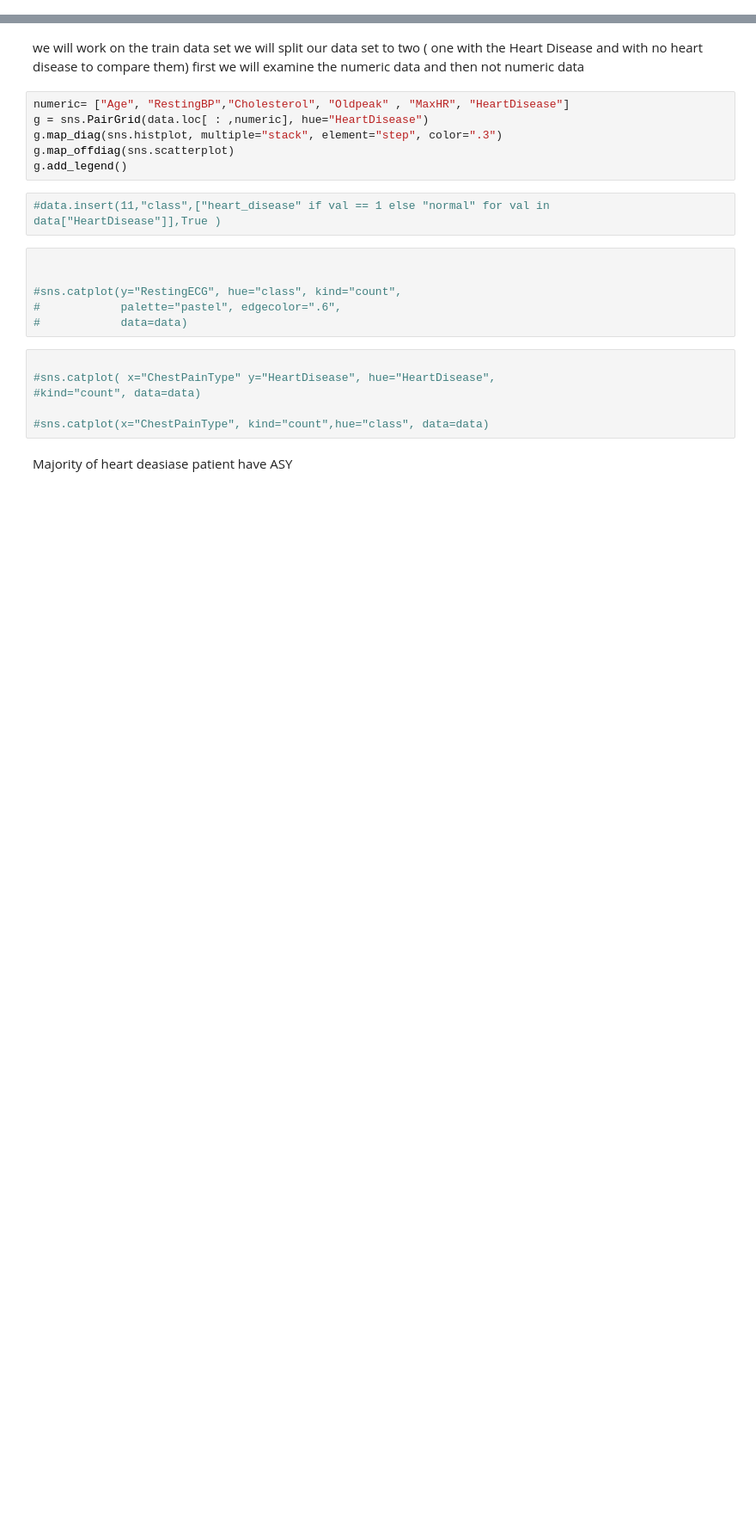
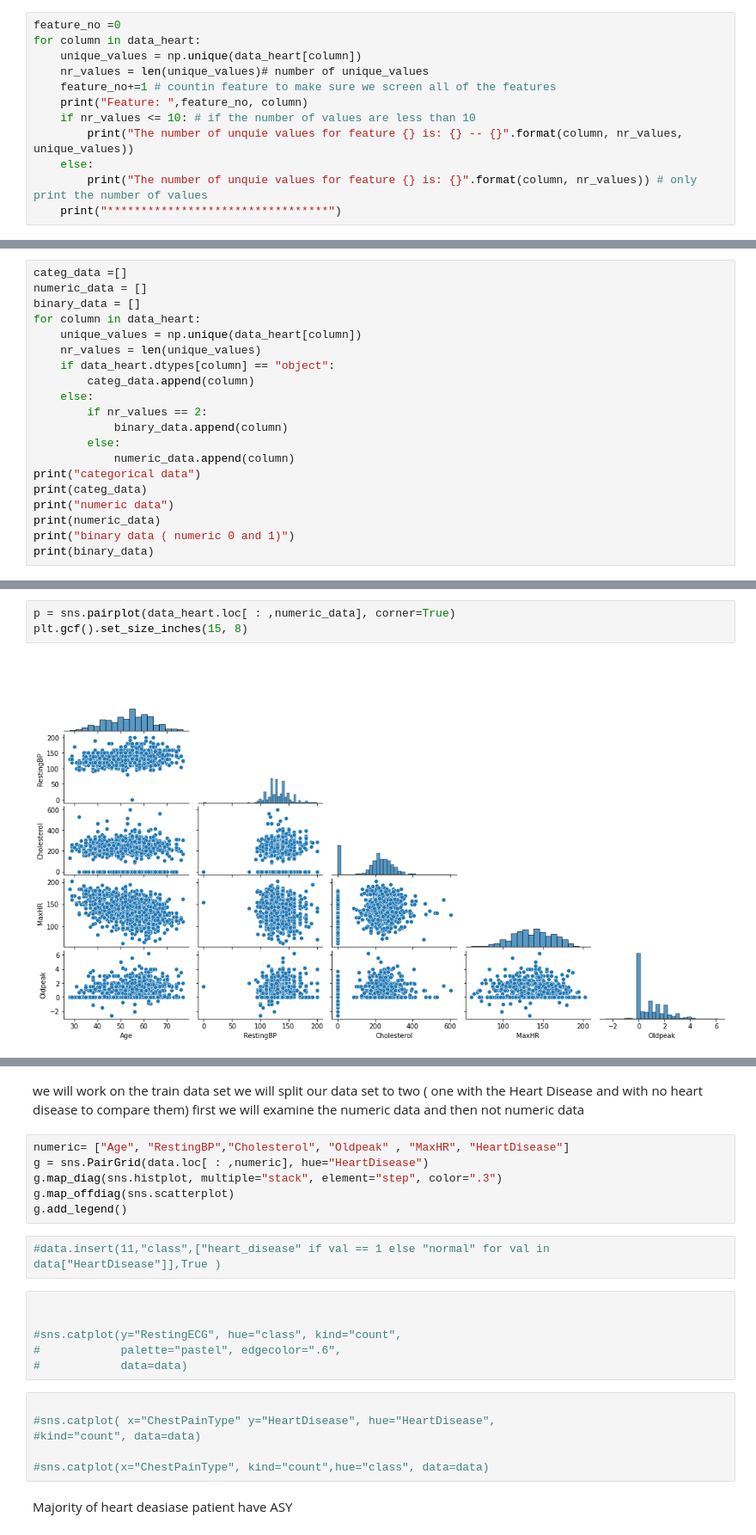
Before and after one commit to hicranA/Heart_Failure_Prediction_Project, a Jupyter notebook: heart_predict.ipynb, the cells around one changed output, grey strips where cells are left out. Shown at 86% size. Saved outputs shown, nothing was run; the diff lists cells and outputs as text; blank space fills up the shorter version.

```diff
--- a/heart_predict.ipynb
+++ b/heart_predict.ipynb
@@ -40,0 +118,12 @@ print(data.dtypes)
+# %%
+feature_no =0
+for column in data_heart:
+    unique_values = np.unique(data_heart[column])
+    nr_values = len(unique_values)# number of unique_values
+    feature_no+=1 # countin feature to make sure we screen all of the features
+    print("Feature: ",feature_no, column)
+    if nr_values <= 10: # if the number of values are less than 10
+        print("The number of unquie values for feature {} is: {} -- {}".format(column, nr_values, unique_values))
+    else:
+        print("The number of unquie values for feature {} is: {}".format(column, nr_values)) # only print the number of values
+    print("*********************************")
@@ -40,0 +151,20 @@ print(data.dtypes)
+# %%
+categ_data =[]
+numeric_data = []
+binary_data = []
+for column in data_heart:
+    unique_values = np.unique(data_heart[column])
+    nr_values = len(unique_values)
+    if data_heart.dtypes[column] == "object":
+        categ_data.append(column)
+    else:
+        if nr_values == 2:
+            binary_data.append(column)
+        else:
+            numeric_data.append(column)
+print("categorical data")
+print(categ_data)
+print("numeric data")
+print(numeric_data)
+print("binary data ( numeric 0 and 1)")
+print(binary_data)
@@ -40,0 +180,5 @@ print(data.dtypes)
+# %%
+p = sns.pairplot(data_heart.loc[ : ,numeric_data], corner=True)
+plt.gcf().set_size_inches(15, 8)
+# %% [output]
+[figure, added]
```
Also changed, not shown: parts of 44 cells of this notebook.
